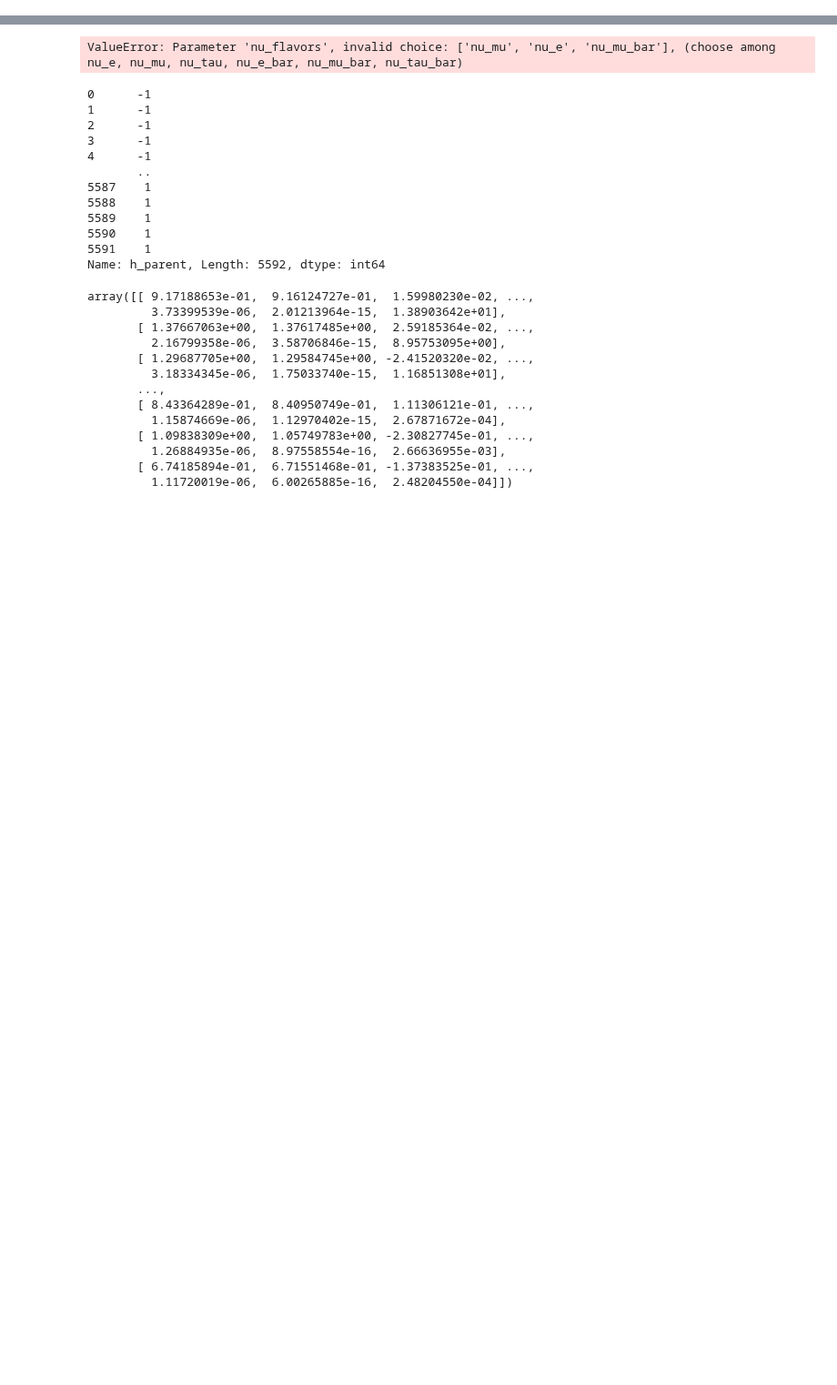
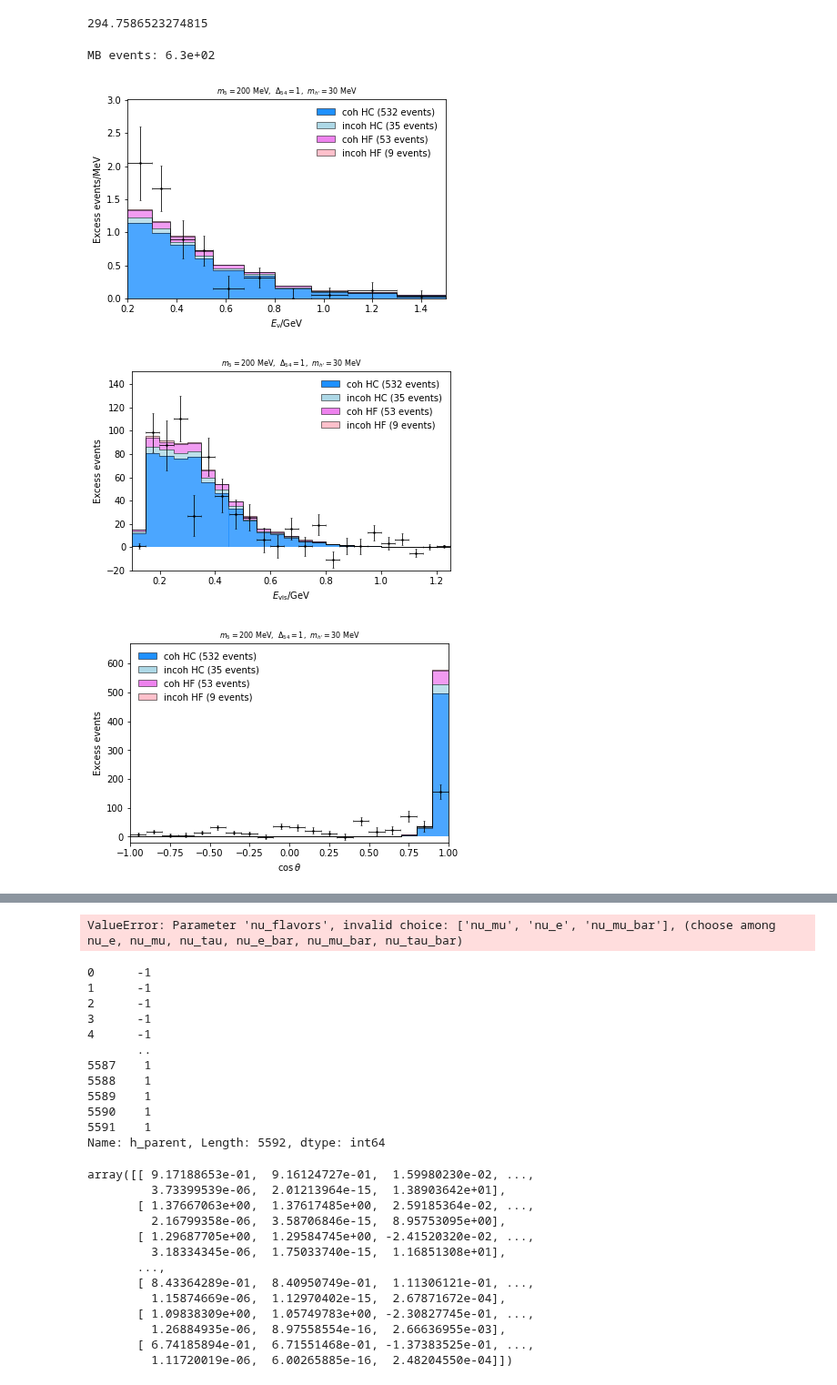
Before and after one commit to mhostert/DarkNews-generator, a Jupyter notebook: examples/test_generator.ipynb, the cells around one changed output, grey strips where cells are left out. Shown at 91% size. Drawn from its saved outputs; the diff is of its cells as text; code cells hidden in the pictures; blank space fills up the shorter version.

```diff
--- a/examples/test_generator.ipynb
+++ b/examples/test_generator.ipynb
@@ -18,0 +64,9 @@ from pathlib import Path
+# %%
+theta_e = 1e-3
+theta_numu = 1e-3
+theta_nucleon = 1.25e-4
+M4 = 0.100
+M5 = 0.200
+kwargs = {'s_mu5': theta_numu, 's_45': 1.0,  'deS': theta_e, 'dprotonS': theta_nucleon, 'dneutronS': theta_nucleon, 'neval': 1e4}
+gen = dn.GenLauncher(mhprime=0.03, mzprime=1e10, m4=M4, m5=M5, HNLtype='dirac', **kwargs)
+df = gen.run(loglevel='INFO')
@@ -18,0 +91,12 @@ from pathlib import Path
+# %%
+df_prob = ad.select_MB_decay_expo_prob(an.compute_spectrum(df))
+df_prob['reco_w'].sum()
+# %% [output]
+294.7586523274815
+# %%
+MBplotter(df, 'BP light scalar', title='$m_5 = 200$ MeV,  $\Delta_{54} = 1$,  $m_{h^\prime} = 30$ MeV')
+# %% [output]
+MB events: 6.3e+02
+[figure, added]
+[figure, added]
+[figure, added]
```
Also changed, not shown: parts of 25 cells of this notebook, 25 other files.
